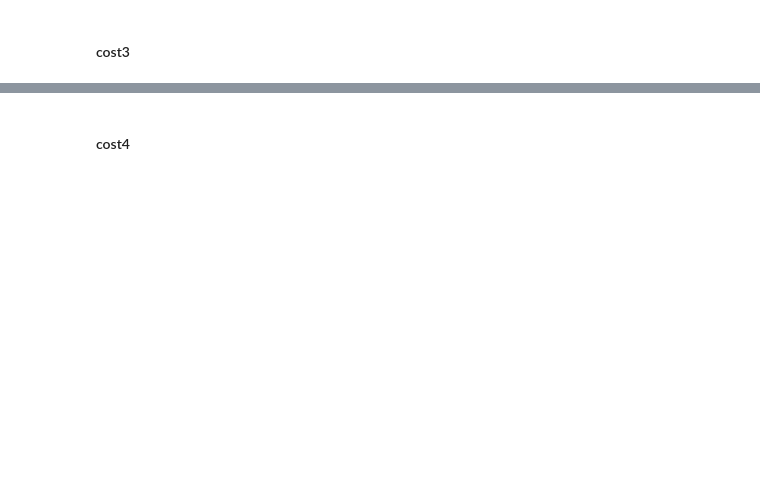
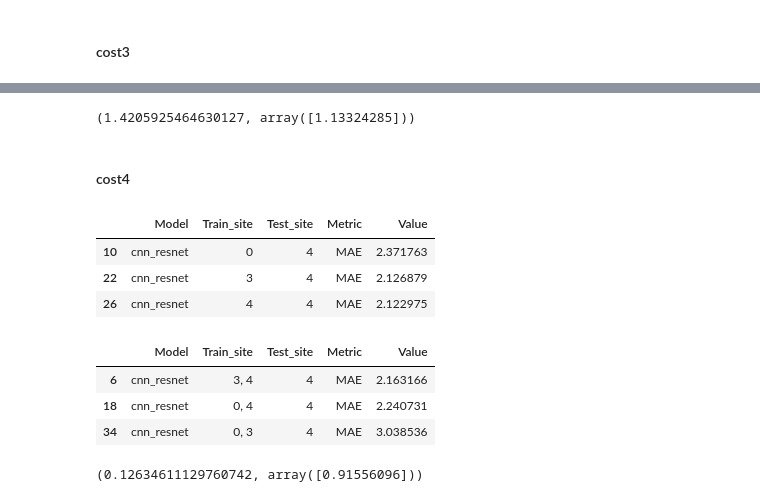
Before and after one commit to arokem/afq-deep-learning, a Jupyter notebook: notebooks/2022-5-6-cross-site-generalization.ipynb, the cells around one changed output, grey strips where cells are left out. Cells and saved outputs as stored; diff of their text form; code cells hidden in the pictures; blank space fills up the shorter version.

Commit message:
Update test results

```diff
--- a/notebooks/2022-5-6-cross-site-generalization.ipynb
+++ b/notebooks/2022-5-6-cross-site-generalization.ipynb
@@ -302,10 +341,19 @@ resnet_cost3_3
 resnet_cost3_04 = (resnet_cost3_3[resnet_cost3_3['Train_site'] == '0, 4']['Value'].values -
                    resnet_cost3[resnet_cost3['Train_site'] == 3]['Value'].values)
 # %%
-resnet_cost3_04
+resnet_cost3_mean, resnet_cost3_04
+# %% [output]
+(1.4205925464630127, array([1.13324285]))
 # %% [markdown]
 #### cost4
 # %%
 resnet_cost4 = df_resnet_1[(df_resnet_1['Metric'] == 'MAE') & (df_resnet_1["Test_site"] == 4)]
+# %%
+resnet_cost4
+# %% [output]
+|  | Model | Train_site | Test_site | Metric | Value |
+| 10 | cnn_resnet | 0 | 4 | MAE | 2.371763 |
+| 22 | cnn_resnet | 3 | 4 | MAE | 2.126879 |
+| 26 | cnn_resnet | 4 | 4 | MAE | 2.122975 |
 # %%
 resnet_cost4_0 = (resnet_cost4[resnet_cost4['Train_site'] == 0]['Value'].values -
@@ -318,0 +367,7 @@ resnet_cost3_3 = df_resnet_2[(df_resnet_2['Metric'] == 'MAE') & (df_resnet_2["Te
+# %%
+resnet_cost4_4
+# %% [output]
+|  | Model | Train_site | Test_site | Metric | Value |
+| 6 | cnn_resnet | 3, 4 | 4 | MAE | 2.163166 |
+| 18 | cnn_resnet | 0, 4 | 4 | MAE | 2.240731 |
+| 34 | cnn_resnet | 0, 3 | 4 | MAE | 3.038536 |
@@ -318,0 +377,4 @@ resnet_cost3_3 = df_resnet_2[(df_resnet_2['Metric'] == 'MAE') & (df_resnet_2["Te
+# %%
+resnet_cost4_mean, resnet_cost4_03
+# %% [output]
+(0.12634611129760742, array([0.91556096]))
```
Also changed, not shown: parts of 12 cells of this notebook.
